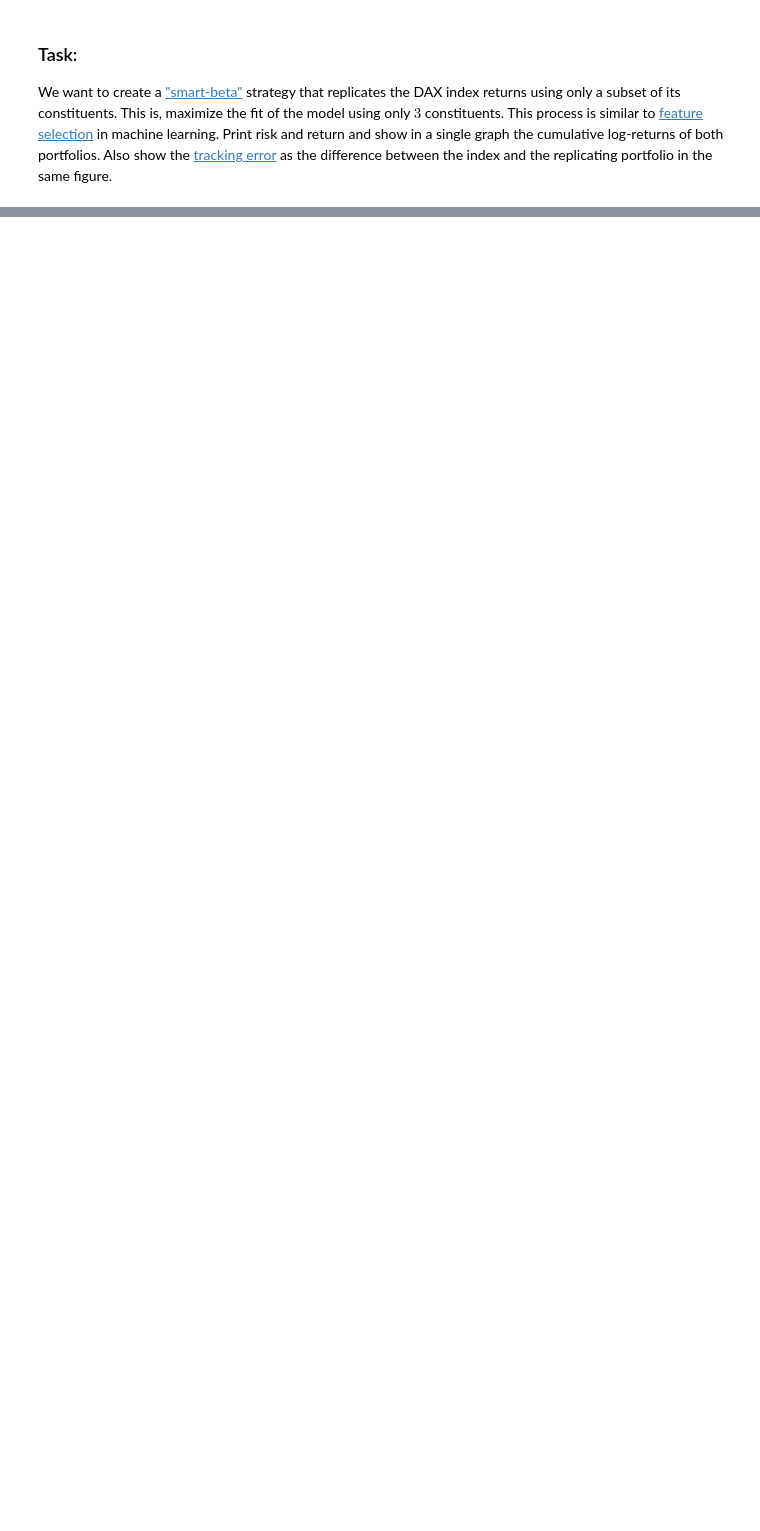
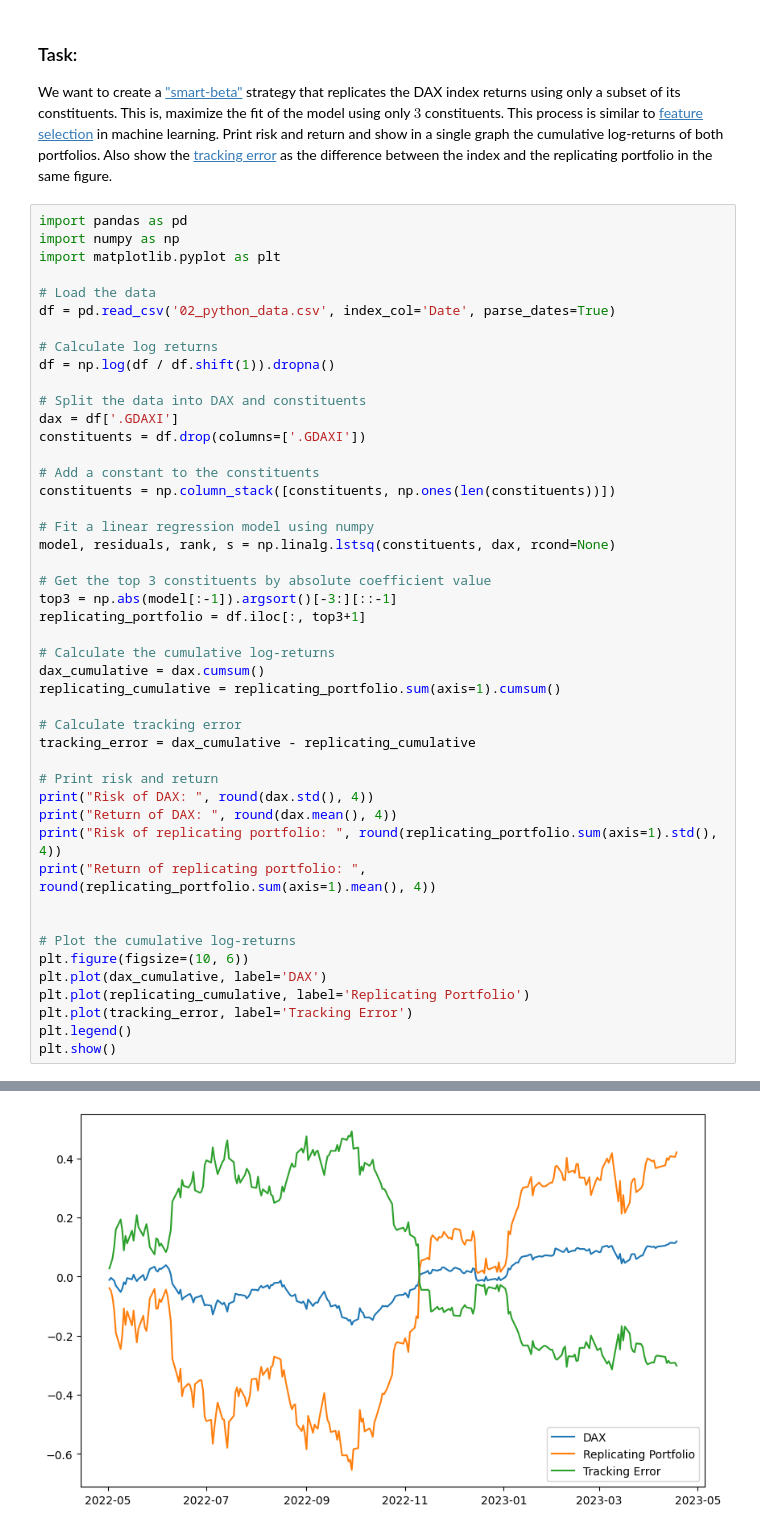
Before and after one commit to Milad-Zaman/fdap-2024-Milad-Zaman, a Jupyter notebook: homework/05_optimization.ipynb, the cells around one changed output, grey strips where cells are left out. Cells and saved outputs as stored; diff of their text form; blank space fills up the shorter version.

```diff
--- a/homework/05_optimization.ipynb
+++ b/homework/05_optimization.ipynb
@@ -233,3 +233,50 @@ MVP Risk (σ): 0.0129
 ### Task:
 
 We want to create a ["smart-beta"](https://en.wikipedia.org/wiki/Smart_beta) strategy that replicates the DAX index returns using only a subset of its constituents. This is, maximize the fit of the model using only $3$ constituents. This process is similar to [feature selection](https://en.wikipedia.org/wiki/Feature_selection) in machine learning. Print risk and return and show in a single graph the cumulative log-returns of both portfolios. Also show the [tracking error](https://en.wikipedia.org/wiki/Tracking_error) as the difference between the index and the replicating portfolio in the same figure.
+# %%
+import pandas as pd
+import numpy as np
+import matplotlib.pyplot as plt
+
+# Load the data
+df = pd.read_csv('02_python_data.csv', index_col='Date', parse_dates=True)
+
+# Calculate log returns
+df = np.log(df / df.shift(1)).dropna()
+
+# Split the data into DAX and constituents
+dax = df['.GDAXI']
+constituents = df.drop(columns=['.GDAXI'])
+
+# Add a constant to the constituents
+constituents = np.column_stack([constituents, np.ones(len(constituents))])
+
+# Fit a linear regression model using numpy
+model, residuals, rank, s = np.linalg.lstsq(constituents, dax, rcond=None)
+
+# Get the top 3 constituents by absolute coefficient value
+top3 = np.abs(model[:-1]).argsort()[-3:][::-1]
+replicating_portfolio = df.iloc[:, top3+1]
+
+# Calculate the cumulative log-returns
+dax_cumulative = dax.cumsum()
+replicating_cumulative = replicating_portfolio.sum(axis=1).cumsum()
+
+# Calculate tracking error
+tracking_error = dax_cumulative - replicating_cumulative
+
+# Print risk and return
+print("Risk of DAX: ", round(dax.std(), 4))
+print("Return of DAX: ", round(dax.mean(), 4))
+print("Risk of replicating portfolio: ", round(replicating_portfolio.sum(axis=1).std(), 4))
+print("Return of replicating portfolio: ", round(replicating_portfolio.sum(axis=1).mean(), 4))
+
+
+# Plot the cumulative log-returns
+plt.figure(figsize=(10, 6))
+plt.plot(dax_cumulative, label='DAX')
+plt.plot(replicating_cumulative, label='Replicating Portfolio')
+plt.plot(tracking_error, label='Tracking Error')
+plt.legend()
+plt.show()
+# %% [output]
@@ -235,0 +287 @@ We want to create a ["smart-beta"](https://en.wikipedia.org/wiki/Smart_beta) str
+[figure, added]
```
Also changed, not shown: parts of 1 cell of this notebook.
